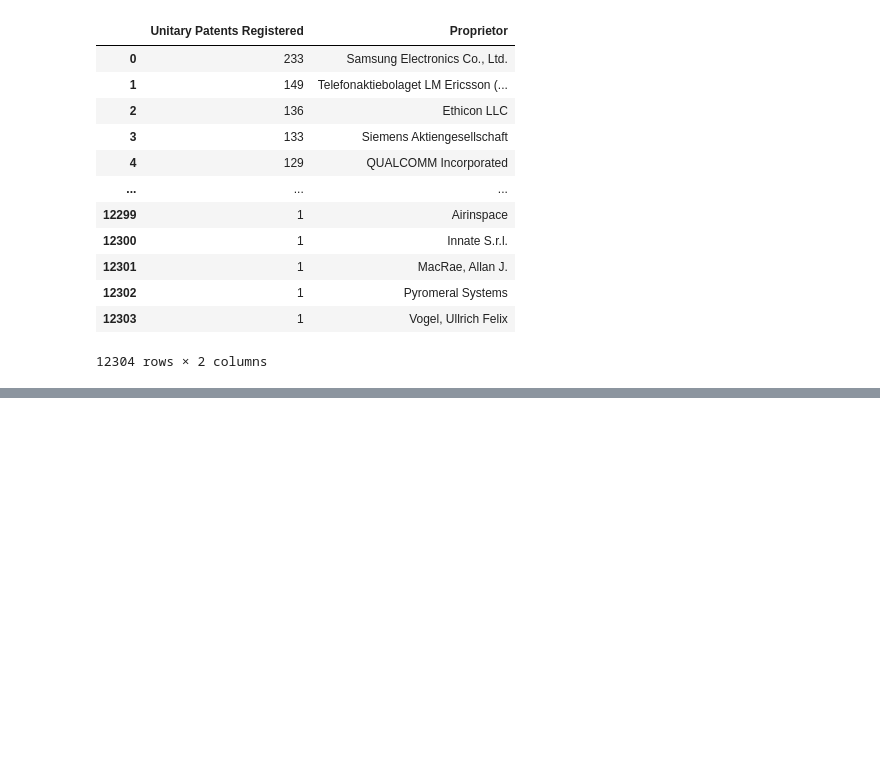
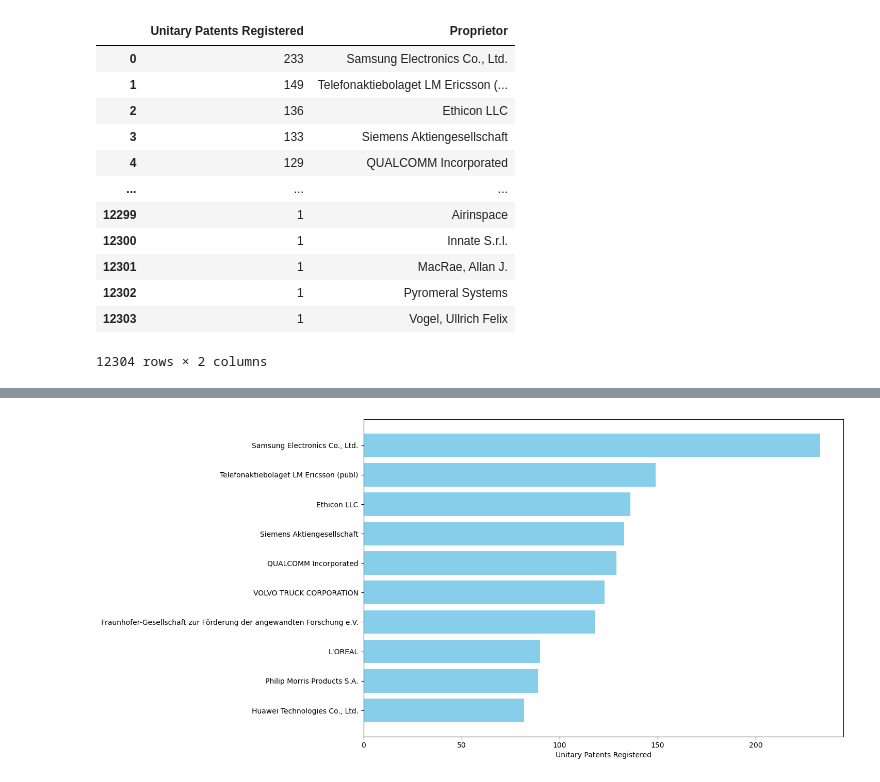
Before and after one commit to epo/tip-training, a Jupyter notebook: Patstat/Exercises/patstat_exercise_2.ipynb, the cells around one changed output, grey strips where cells are left out. Saved outputs shown, nothing was run; the diff lists cells and outputs as text; code cells hidden in the pictures; blank space fills up the shorter version.

```diff
--- a/Patstat/Exercises/patstat_exercise_2.ipynb
+++ b/Patstat/Exercises/patstat_exercise_2.ipynb
@@ -117,0 +234,13 @@ res
+# %%
+# Creating the bar graph with horizontal bars
+plt.figure(figsize=(12, 8))  # Set the figure size to 12 inches by 8 inches
+
+# Create a horizontal bar plot with 'Proprietor' on the y-axis and 'Unitary Patents Registered' on the x-axis
+plt.barh(top_10['Proprietor'], top_10['Unitary Patents Registered'], color='skyblue')
+
+plt.xlabel('Unitary Patents Registered')  # Label the x-axis as 'Unitary Patents Registered'
+
+plt.gca().invert_yaxis()  # To display the highest value at the top
+plt.show()  # Display the plot
+# %% [output]
+[figure, added]
```
Also changed, not shown: parts of 20 cells of this notebook.
